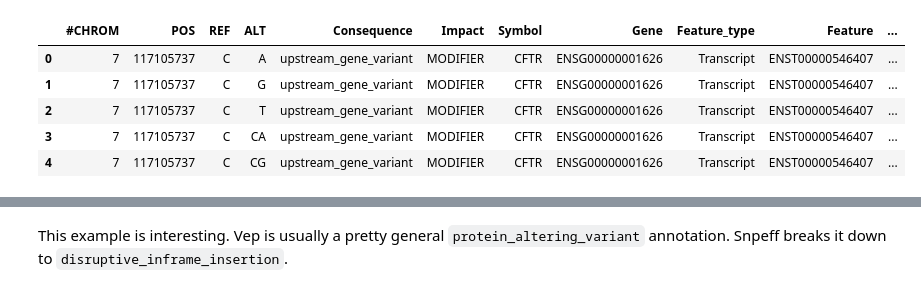
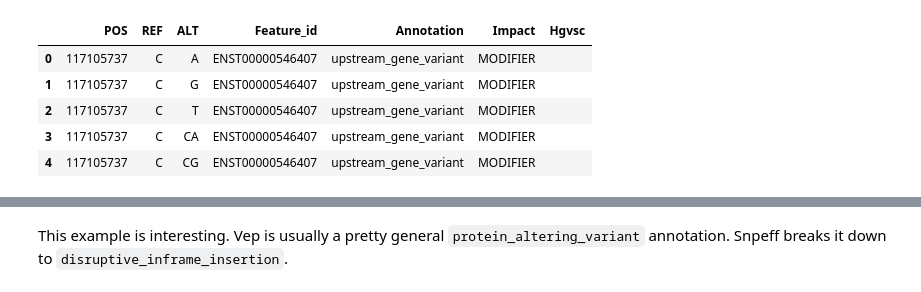
Before and after one commit to andrewjesaitis/variant-annotation-comparison-2017, a Jupyter notebook: Variant-Annotation-Comparsion-2017.ipynb, the cells around one changed output, grey strips where cells are left out. Saved outputs shown, nothing was run; the diff lists cells and outputs as text; code cells hidden in the pictures.

Commit message:
Comparing annotations and impacts

```diff
--- a/Variant-Annotation-Comparsion-2017.ipynb
+++ b/Variant-Annotation-Comparsion-2017.ipynb
@@ -2,5 +2,6 @@
 import pandas as pd
 import numpy as np
 import os
+pd.set_option('display.max_rows', 150)
 # %%
 vep_cols = """\
@@ -14,21 +15,19 @@ vep_cols = [term.strip().capitalize() for term in vep_cols]
 # %%
 vep_df = pd.read_table('./cftr.grch37.vep.vcf', header=0, skiprows=6, usecols=range(10))
 info_df = vep_df["INFO"].str.replace("ANN=", "").str.split(",").apply(pd.Series, 1).stack()
 info_df = info_df.str.split("|").apply(pd.Series, 1)
 info_df.index = info_df.index.droplevel(-1)
 info_df.columns = vep_cols
 vep_df = vep_df.join(info_df)
-vep_df = vep_df[['#CHROM', 'POS', 'REF', 'ALT', 'Consequence', 'Impact',
-                     'Symbol', 'Gene', 'Feature_type', 'Feature', 'Biotype',
-                     'Hgvsc','Hgvsp','Hgnc_id']]
+vep_df = vep_df[['POS', 'REF', 'ALT', 'Feature_id', 'Annotation', 'Impact', 'Hgvsc']]
 del info_df
 vep_df.head()
 # %% [output]
-|  | #CHROM | POS | REF | ALT | Consequence | Impact | Symbol | Gene | Feature_type | Feature | ... |
-| 0 | 7 | 117105737 | C | A | upstream_gene_variant | MODIFIER | CFTR | ENSG00000001626 | Transcript | ENST00000546407 | ... |
-| 1 | 7 | 117105737 | C | G | upstream_gene_variant | MODIFIER | CFTR | ENSG00000001626 | Transcript | ENST00000546407 | ... |
-| 2 | 7 | 117105737 | C | T | upstream_gene_variant | MODIFIER | CFTR | ENSG00000001626 | Transcript | ENST00000546407 | ... |
-| 3 | 7 | 117105737 | C | CA | upstream_gene_variant | MODIFIER | CFTR | ENSG00000001626 | Transcript | ENST00000546407 | ... |
-| 4 | 7 | 117105737 | C | CG | upstream_gene_variant | MODIFIER | CFTR | ENSG00000001626 | Transcript | ENST00000546407 | ... |
+|  | POS | REF | ALT | Feature_id | Annotation | Impact | Hgvsc |
+| 0 | 117105737 | C | A | ENST00000546407 | upstream_gene_variant | MODIFIER |  |
+| 1 | 117105737 | C | G | ENST00000546407 | upstream_gene_variant | MODIFIER |  |
+| 2 | 117105737 | C | T | ENST00000546407 | upstream_gene_variant | MODIFIER |  |
+| 3 | 117105737 | C | CA | ENST00000546407 | upstream_gene_variant | MODIFIER |  |
+| 4 | 117105737 | C | CG | ENST00000546407 | upstream_gene_variant | MODIFIER |  |
 # %%
 snpeff_cols = """\
```
Also changed, not shown: parts of 35 cells of this notebook.
